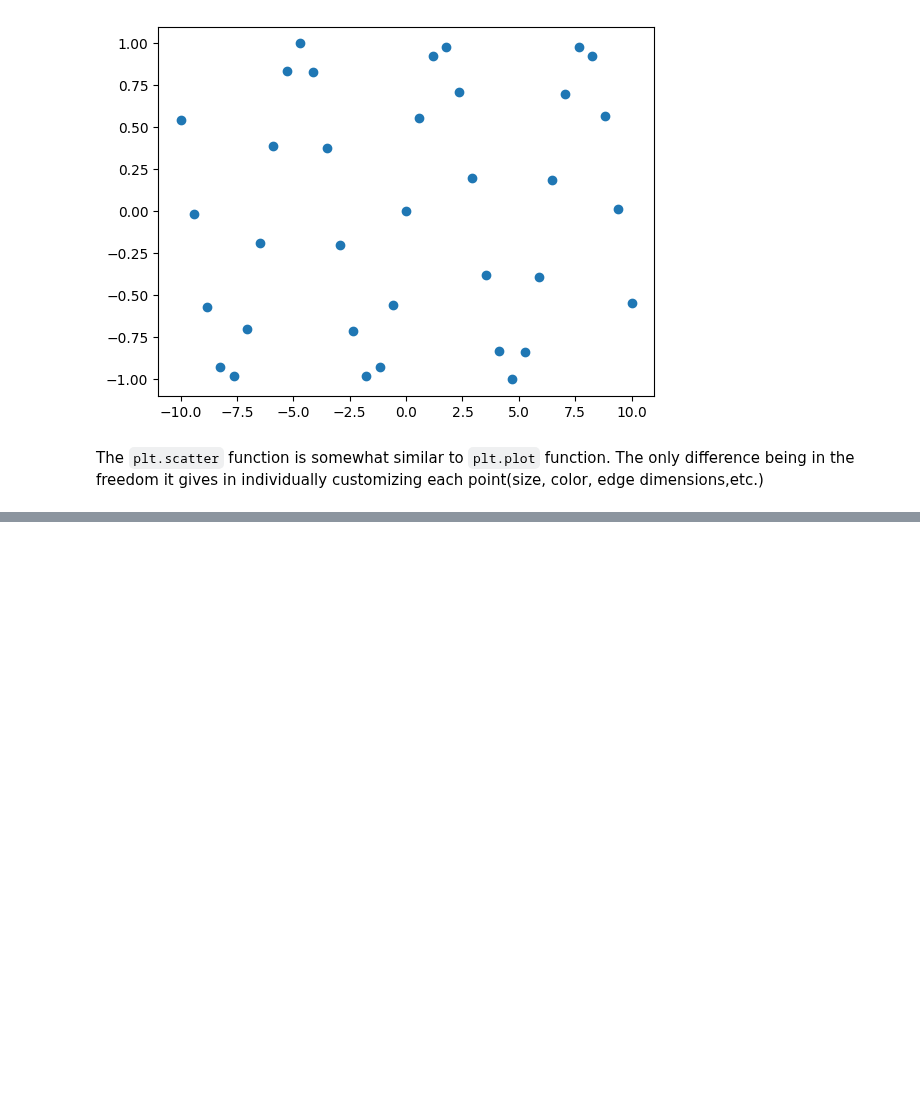
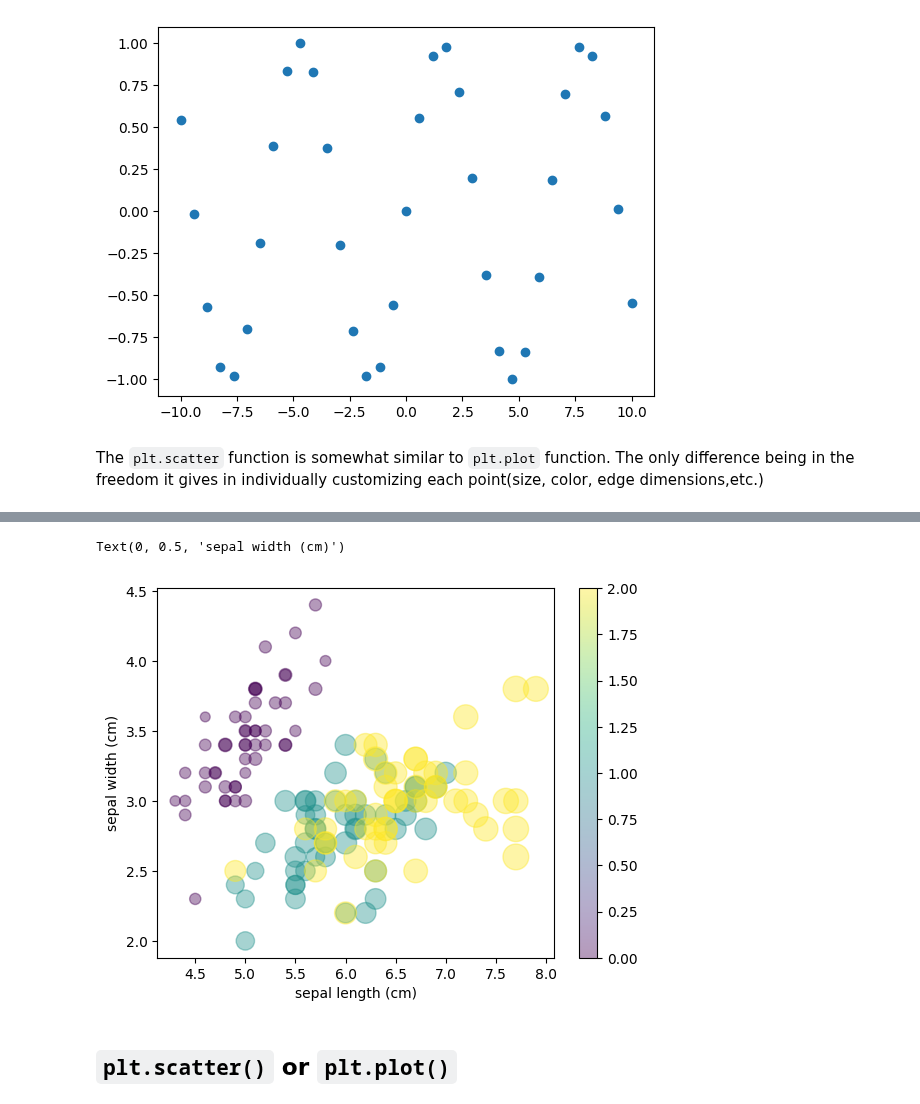
Before and after one commit to denis-james/Self-Learning, a Jupyter notebook: Matplotlib/2. Simple Scatter Plots.ipynb, the cells around one changed output, grey strips where cells are left out. Saved outputs shown, nothing was run; the diff lists cells and outputs as text; code cells hidden in the pictures; blank space fills up the shorter version.

Commit message:
Scatter Plots Finalized

```diff
--- a/Matplotlib/2. Simple Scatter Plots.ipynb
+++ b/Matplotlib/2. Simple Scatter Plots.ipynb
@@ -99,0 +104,6 @@ plt.colorbar()
+# %%
+from sklearn.datasets import load_iris
+iris=load_iris(as_frame=True)
+print(iris.keys())
+IrisData=pd.concat([iris['data'],iris['target']],axis=1).merge(pd.Series(iris['target_names'],name='Target Name'),left_on='target',right_index=True,)
+IrisData.describe()
@@ -99,0 +121,17 @@ plt.colorbar()
+# %%
+plt.scatter(
+    x=IrisData['sepal length (cm)'],
+    y=IrisData['sepal width (cm)'],
+    c=IrisData['target'],
+    s=50*IrisData['petal length (cm)'],
+    alpha=.4,
+    cmap='viridis'
+)
+plt.colorbar()
+plt.xlabel(iris['feature_names'][0])
+plt.ylabel(iris['feature_names'][1])
+# %% [output]
+Text(0, 0.5, 'sepal width (cm)')
+[figure, added]
+# %% [markdown]
+## `plt.scatter()` or `plt.plot()`
```
Also changed, not shown: parts of 4 cells of this notebook.
